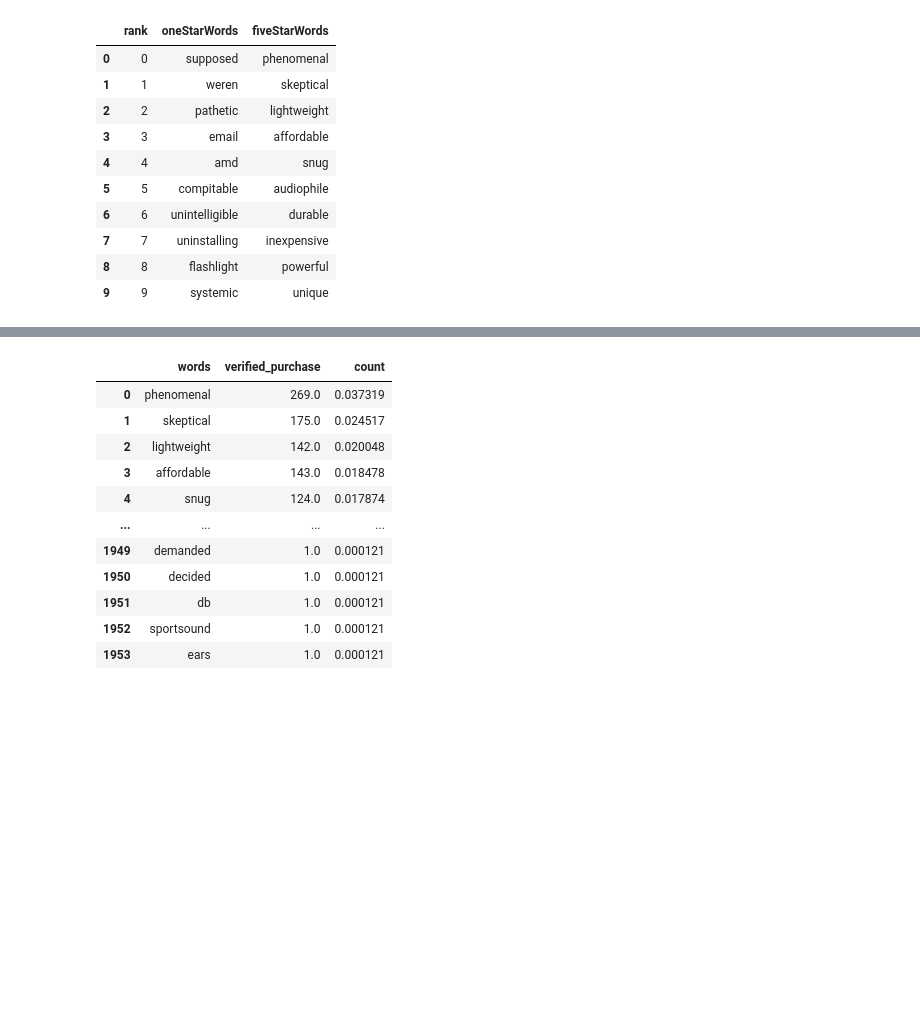
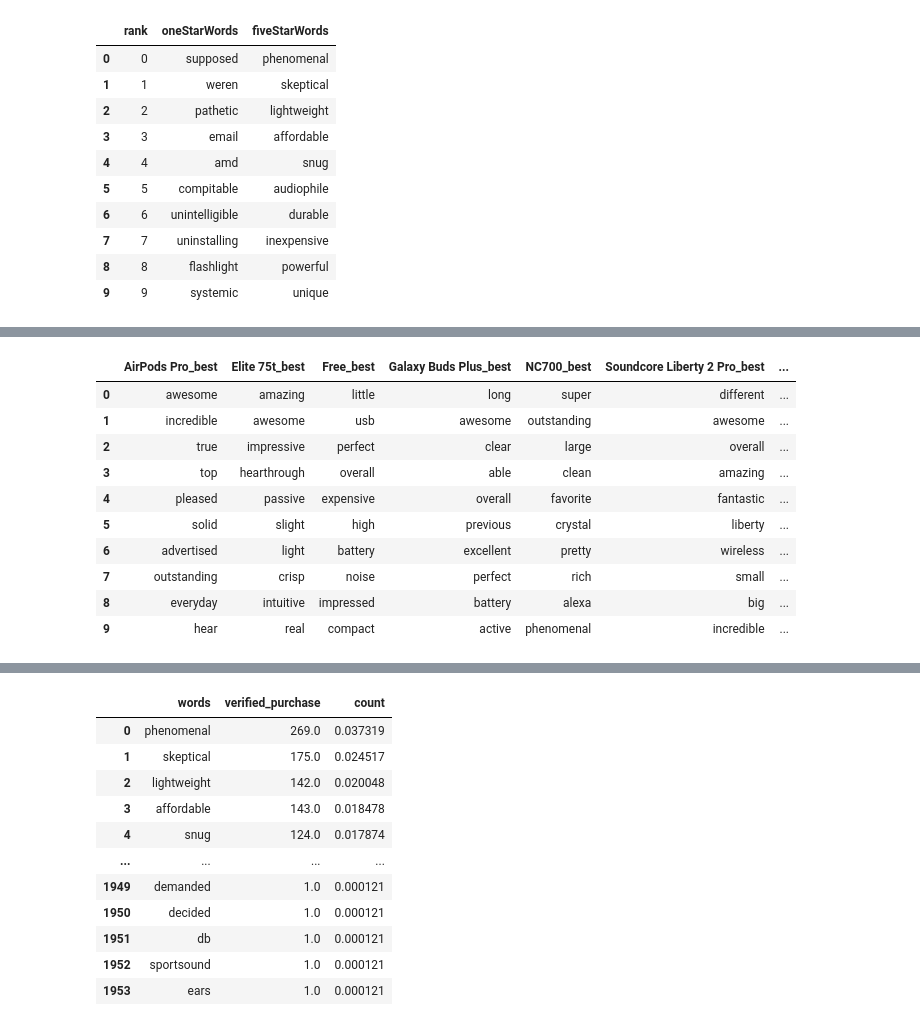
Before and after one commit to datascientistlin/AmazonReviewAnalysis, a Jupyter notebook: Amazon_review_word_exploration.ipynb, the cells around one changed output, grey strips where cells are left out. Saved outputs shown, nothing was run; the diff lists cells and outputs as text; code cells hidden in the pictures; blank space fills up the shorter version.

```diff
--- a/Amazon_review_word_exploration.ipynb
+++ b/Amazon_review_word_exploration.ipynb
@@ -472,7 +472,9 @@ onevfiveStarReviewWords_df.head(10)
 | 9 | 9 | systemic | unique |
 # %%
 
-GetProductUniqueWords(amzn_df).head(20)
+productSingleWords = GetProductUniqueWords(amzn_df).head(20)
+print(productSingleWords.columns)
 
+productSingleWords
 #TODO: create a high and low df of the table below.
 # %% [output]
@@ -493,3 +503,17 @@ GetProductUniqueWords(amzn_df).head(20)
 | 17 | 17 | stayed | loose | systemic | snug | unhappy | white | ... |
 | 18 | 18 | sizes | lightweight | give | touch | unparalleled | wrong | ... |
 | 19 | 19 | received | satisfied | annoying | phenomenal | unreliable | audio | ... |
+# %%
+worstColumns = ['AirPods Pro_worst', 'Elite 75t_worst',
+       'Free_worst', 'Galaxy Buds Plus_worst','NC700_worst',
+       'Soundcore Liberty 2 Pro_worst', 'Soundcore Liberty Air 2_worst',
+       'Soundcore Life Q20_worst',
+       'WF-1000XM3_worst']
+
+bestColumns = ['AirPods Pro_best', 'Elite 75t_best','Free_best',
+       'Galaxy Buds Plus_best', 'NC700_best','Soundcore Liberty 2 Pro_best',
+       'Soundcore Liberty Air 2_best','Soundcore Life Q20_best',
+       'WF-1000XM3_best']
+
+worstSingleProductWords = productSingleWords[worstColumns]
+worstSingleProductWords[:10]
@@ -495,0 +553,16 @@ GetProductUniqueWords(amzn_df).head(20)
+# %%
+
+bestSingleProductWords = productSingleWords[bestColumns]
+bestSingleProductWords[:10]
+# %% [output]
+|  | AirPods Pro_best | Elite 75t_best | Free_best | Galaxy Buds Plus_best | NC700_best | Soundcore Liberty 2 Pro_best | ... |
+| 0 | awesome | amazing | little | long | super | different | ... |
+| 1 | incredible | awesome | usb | awesome | outstanding | awesome | ... |
+| 2 | true | impressive | perfect | clear | large | overall | ... |
+| 3 | top | hearthrough | overall | able | clean | amazing | ... |
+| 4 | pleased | passive | expensive | overall | favorite | fantastic | ... |
+| 5 | solid | slight | high | previous | crystal | liberty | ... |
+| 6 | advertised | light | battery | excellent | pretty | wireless | ... |
+| 7 | outstanding | crisp | noise | perfect | rich | small | ... |
+| 8 | everyday | intuitive | impressed | battery | alexa | big | ... |
+| 9 | hear | real | compact | active | phenomenal | incredible | ... |
```
Also changed, not shown: parts of 7 cells of this notebook, 1 other file.
